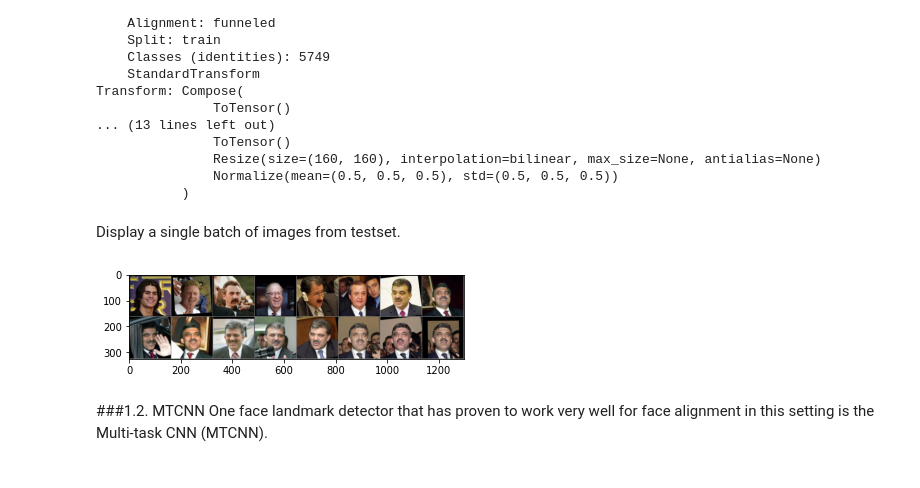
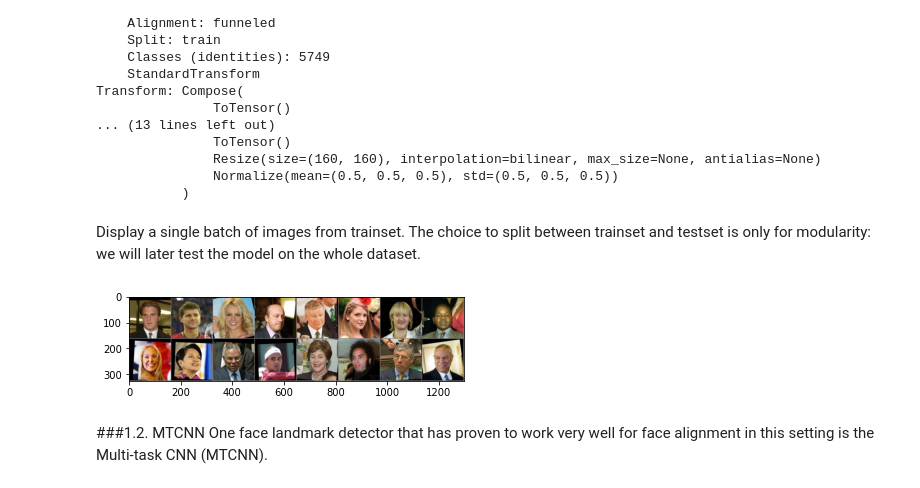
Before and after one commit to pasqualemocerino/AILabProj-FaceRecognition, a Jupyter notebook: FaceRecognition.ipynb, the cells around one changed output. Cells and saved outputs as stored; diff of their text form; code cells hidden in the pictures.

```diff
--- a/FaceRecognition.ipynb
+++ b/FaceRecognition.ipynb
@@ -102,8 +102,8 @@ Transform: Compose(
                Resize(size=(160, 160), interpolation=bilinear, max_size=None, antialias=None)
                Normalize(mean=(0.5, 0.5, 0.5), std=(0.5, 0.5, 0.5))
            )
-# %% [markdown]
-Display a single batch of images from testset.
+# %% [markdown]
+Display a single batch of images from trainset. The choice to split between trainset and testset is only for modularity: we will later test the model on the whole dataset.
 # %%
 import matplotlib.pyplot as plt
 import numpy as np
@@ -115,11 +115,11 @@ def imshow(img):
   plt.imshow(np.transpose(img.numpy(), (1,2,0)))
 # %%
 trainiter = iter(trainloader)
-images, labels = testiter.next()
+images, labels = trainiter.next()
 
 imshow(torchvision.utils.make_grid(images))
 # %% [output]
-[figure, old version]
+[figure, new version]
 # %% [markdown]
 ###1.2. MTCNN
 One face landmark detector that has proven to work very well for face alignment in this setting is the Multi-task CNN (MTCNN).
```
